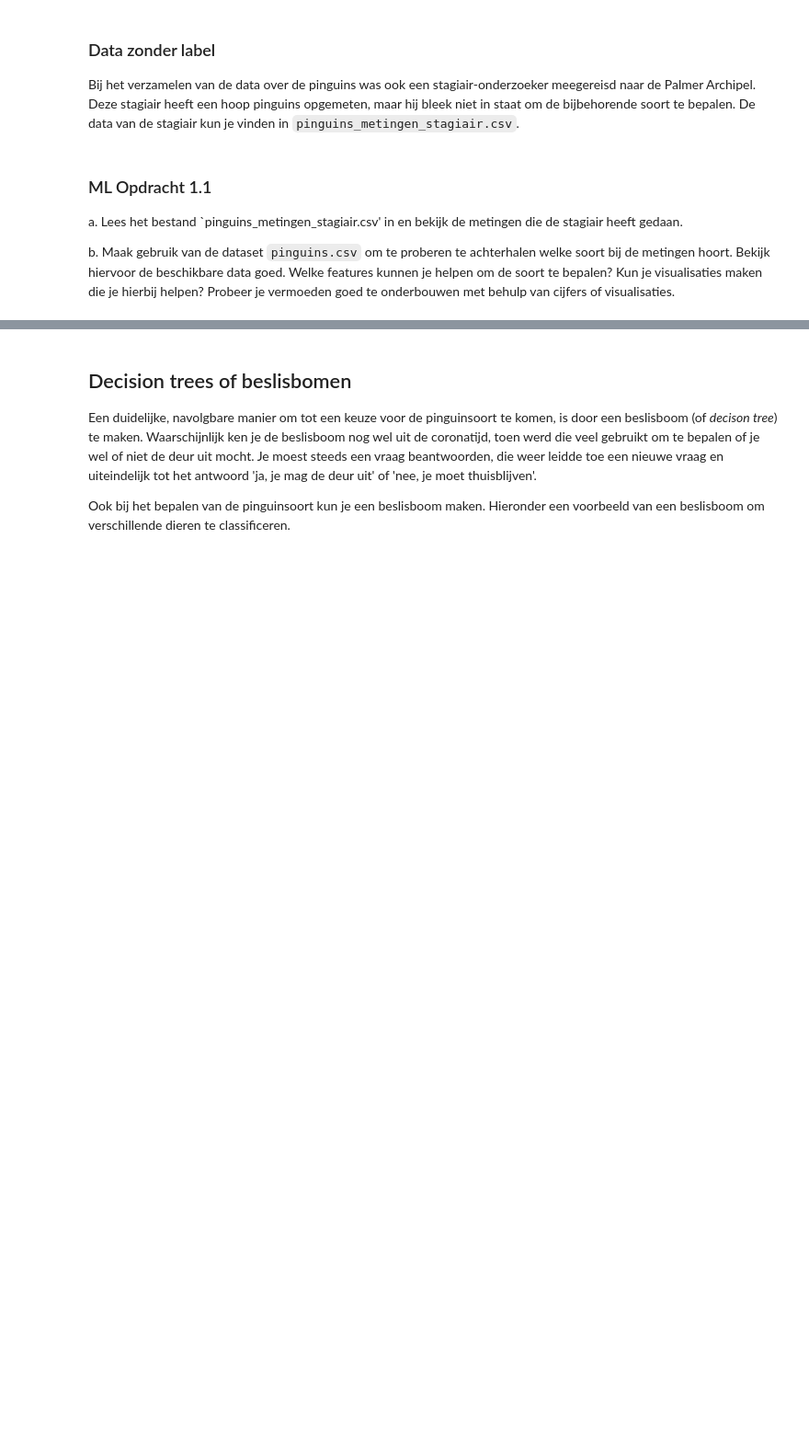
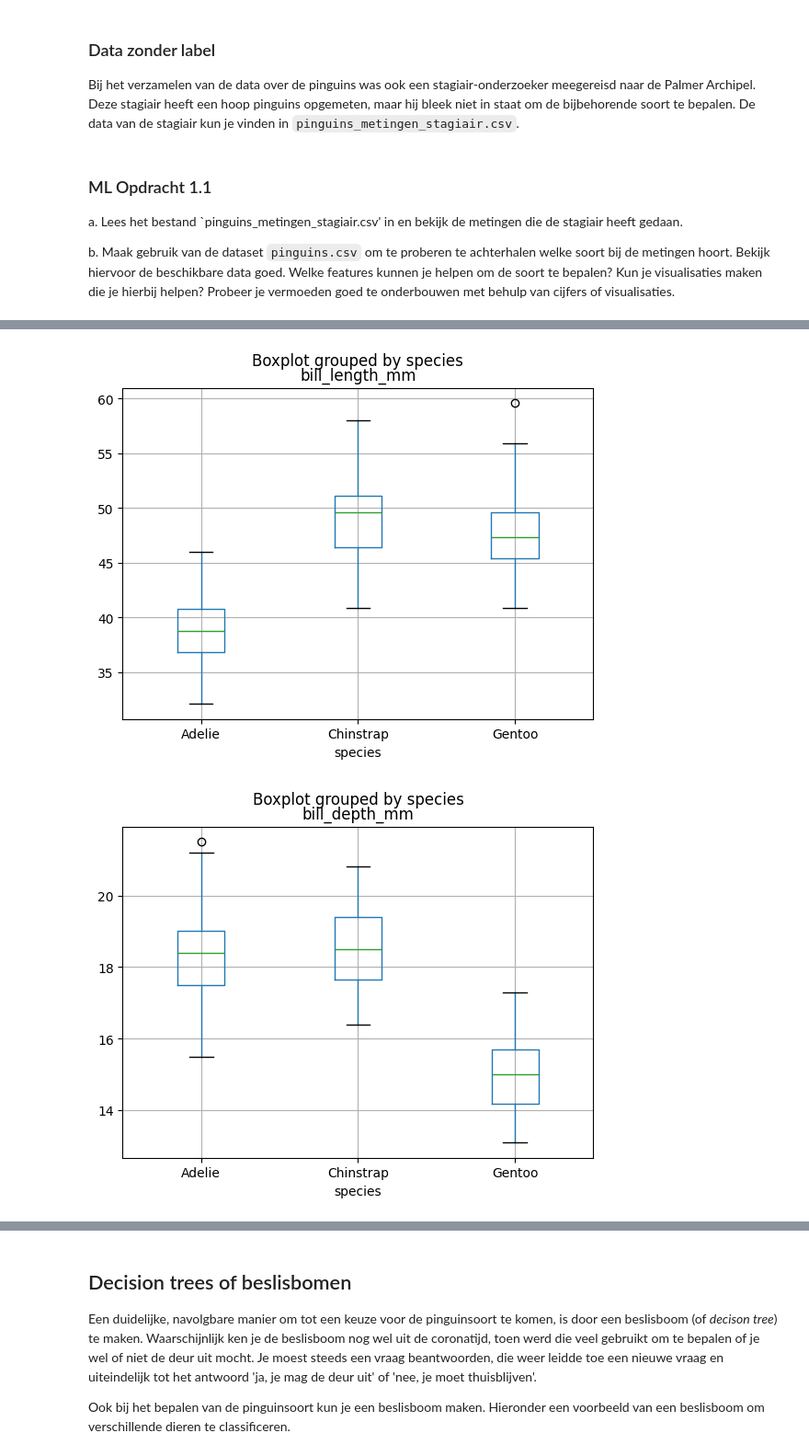
Before and after one commit to melatr/S3_AI_lesmateriaal, a Jupyter notebook: MachineLearning/machine_learning_les1.ipynb, the cells around one changed output, grey strips where cells are left out. Shown: that part at 92% size. Saved outputs shown, nothing was run; the diff lists cells and outputs as text; code cells hidden in the pictures; blank space fills up the shorter version.

```diff
--- a/MachineLearning/machine_learning_les1.ipynb
+++ b/MachineLearning/machine_learning_les1.ipynb
@@ -26,4 +27,4 @@ a. Lees het bestand `pinguins_metingen_stagiair.csv' in en bekijk de metingen di
 
 b. Maak gebruik van de dataset `pinguins.csv` om te proberen te achterhalen welke soort bij de metingen hoort. Bekijk hiervoor de beschikbare data goed. Welke features kunnen je helpen om de soort te bepalen? Kun je visualisaties maken die je hierbij helpen? Probeer je vermoeden goed te onderbouwen met behulp van cijfers of visualisaties.
 # %%
-pd.read_csv('../databronnen/pinguins_metingen_stagiair.csv')
+df = pd.read_csv('../databronnen/pinguins.csv')
@@ -29,0 +42,10 @@ pd.read_csv('../databronnen/pinguins_metingen_stagiair.csv')
+# %%
+# Boxplots zijn interessant om verschillen tussen species voor de kwantitatieve features te bepalen
+# Wanneer bill_length_mm bijv. kleiner is dan 41, is het een Adelie
+columns = ['bill_length_mm', 'bill_depth_mm', 'flipper_length_mm', 'body_mass_g']
+
+for col in columns:
+    df.boxplot([col], by = 'species')
+# %% [output]
+[figure, added]
+[figure, added]
```
Also changed, not shown: parts of 25 cells of this notebook.
